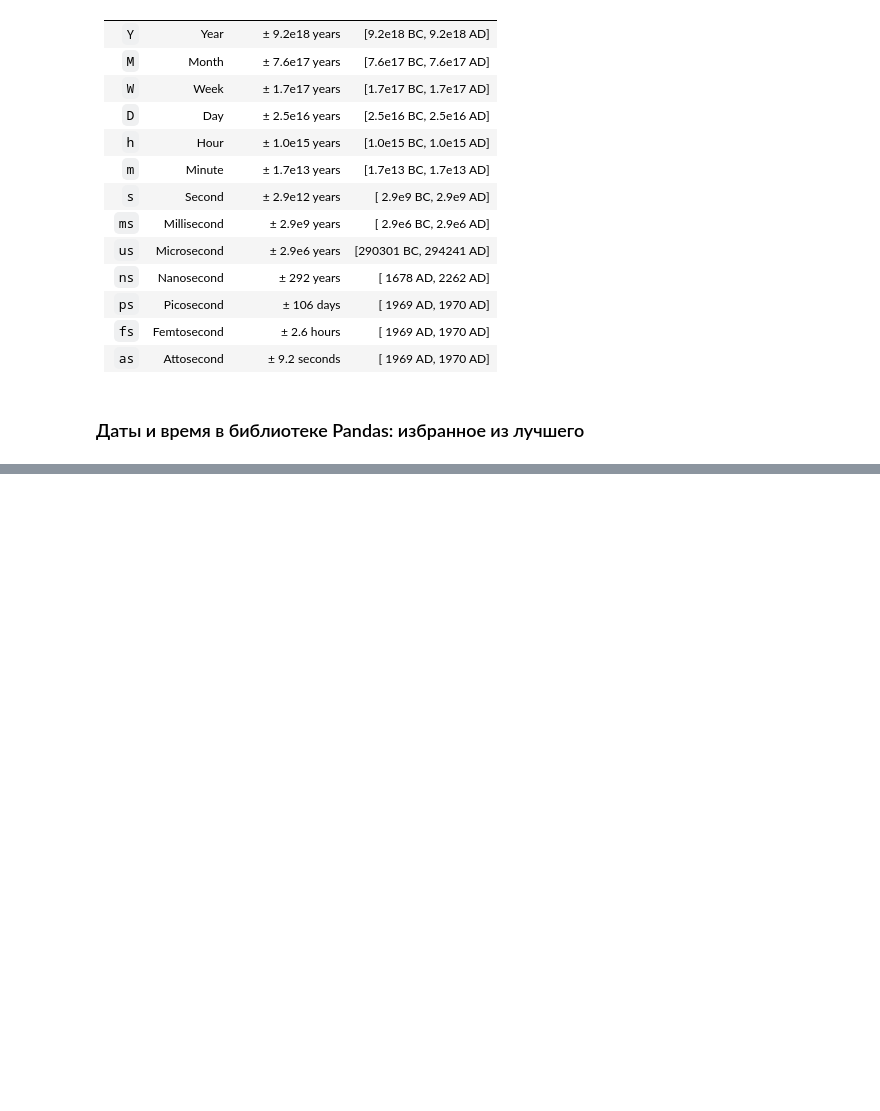
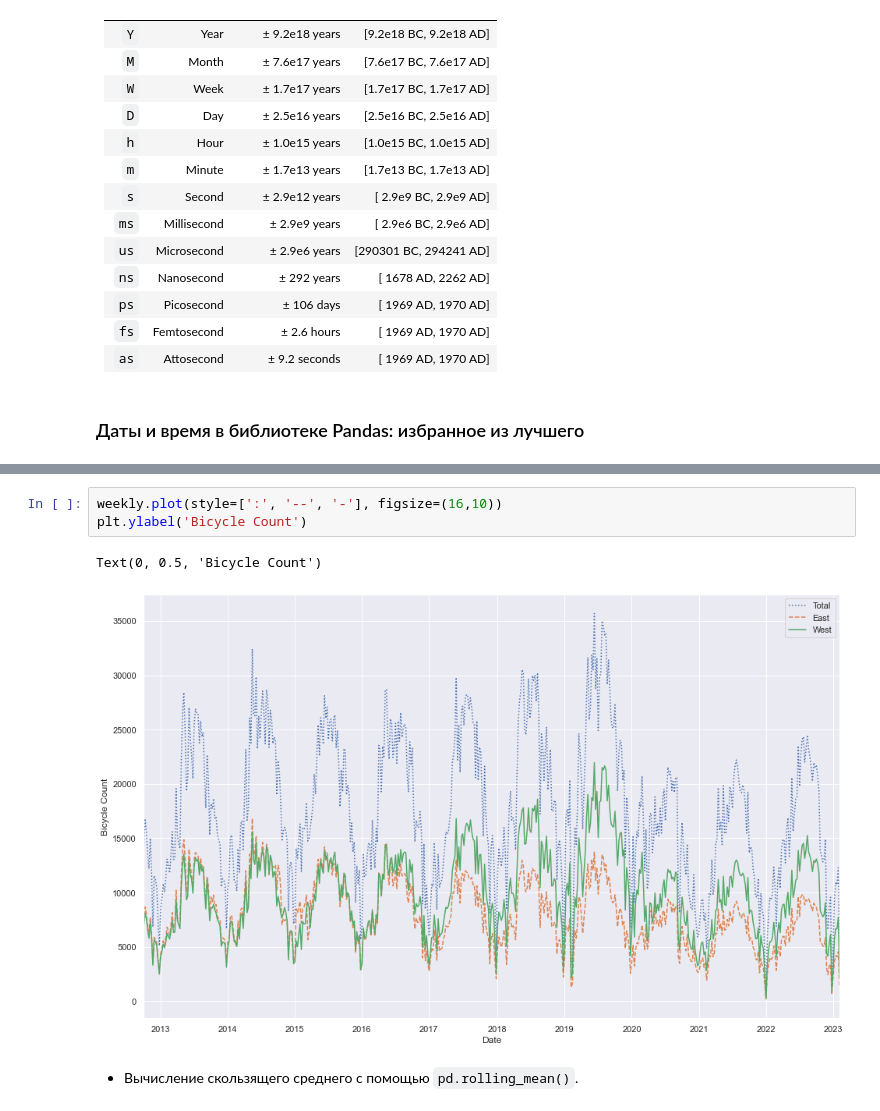
Before and after one commit to I-Trush/Jake_VanderPlas, a Jupyter notebook: vander_plus_3_Pandas_11.ipynb, the cells around one changed output, grey strips where cells are left out. Saved outputs shown, nothing was run; the diff lists cells and outputs as text; blank space fills up the shorter version.

```diff
--- a/vander_plus_3_Pandas_11.ipynb
+++ b/vander_plus_3_Pandas_11.ipynb
@@ -89,0 +510,8 @@ numpy.datetime64('2020-07-04T12:59:59.500000000')
+# %%
+weekly.plot(style=[':', '--', '-'], figsize=(16,10))
+plt.ylabel('Bicycle Count')
+# %% [output]
+Text(0, 0.5, 'Bicycle Count')
+[figure, added]
+# %% [markdown]
+- Вычисление скользящего среднего с помощью ``pd.rolling_mean()``.
```
Also changed, not shown: parts of 59 cells of this notebook, 1 other file.
